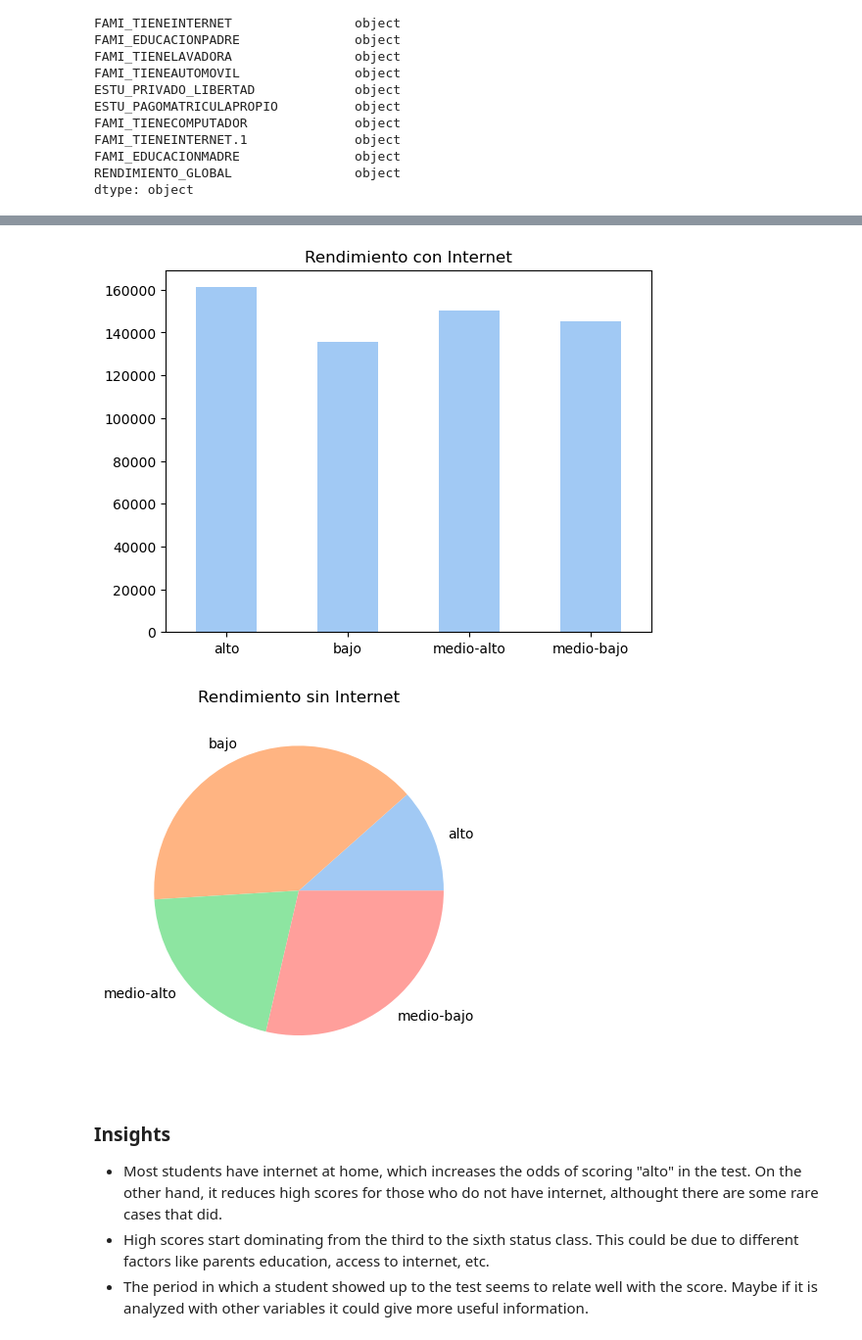
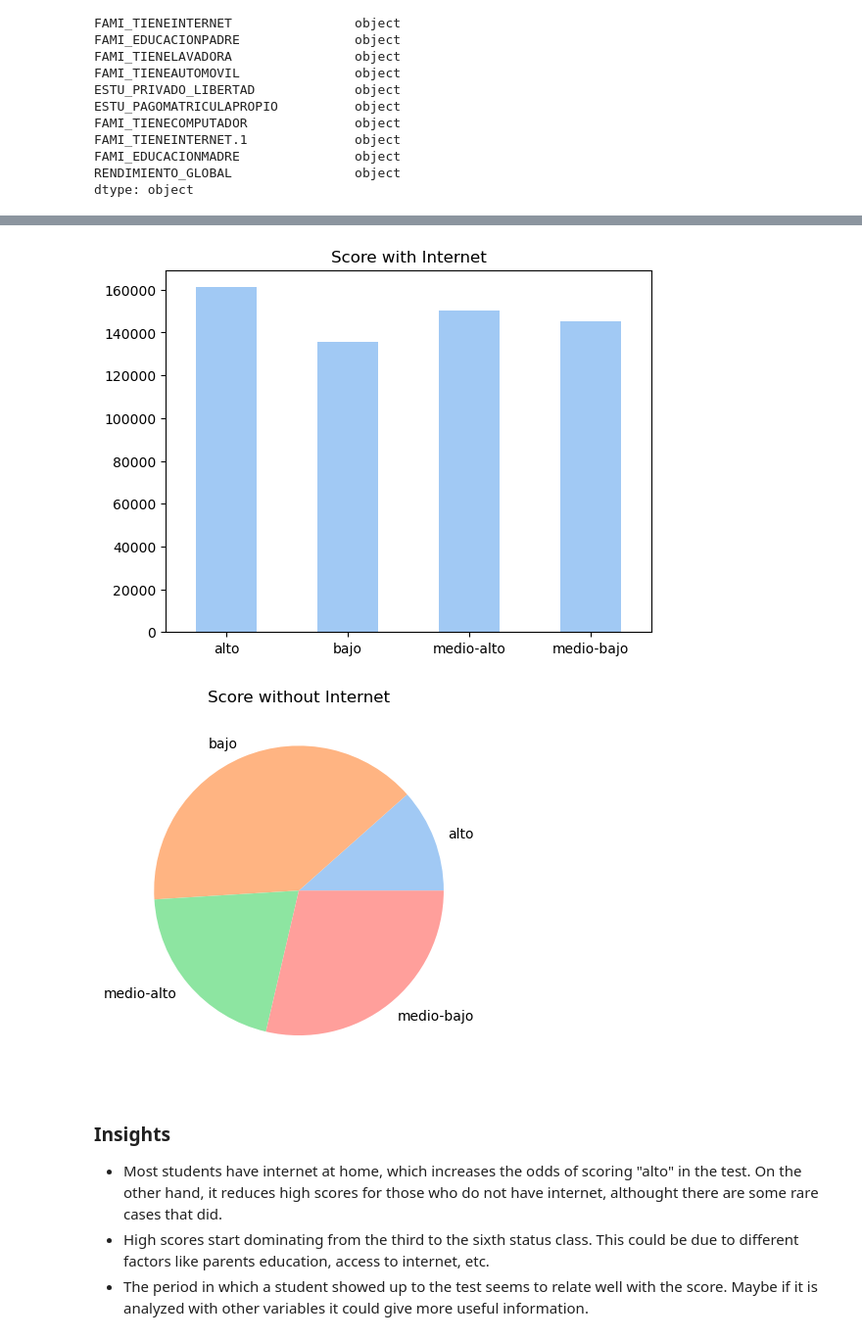
Before and after one commit to itsandregil/saber-pro-prediction, a Jupyter notebook: 01-exploration.ipynb, the cells around one changed output, grey strips where cells are left out. Shown at 98% size. Saved outputs shown, nothing was run; the diff lists cells and outputs as text; code cells hidden in the pictures.

```diff
--- a/01-exploration.ipynb
+++ b/01-exploration.ipynb
@@ -322,14 +320,14 @@ plt.show()
 # %%
-internet_score_table.loc["Si"].plot(kind="bar", title="Rendimiento con Internet", xlabel="")
+internet_score_table.loc["Si"].plot(kind="bar", title="Score with Internet", xlabel="")
 plt.xticks(rotation=0)
 plt.show()
 # %% [output]
-[figure, old version]
+[figure, new version]
 # %%
-internet_score_table.loc["No"].plot(kind="pie", title="Rendimiento sin Internet", ylabel="")
+internet_score_table.loc["No"].plot(kind="pie", title="Score without Internet", ylabel="")
 plt.show()
 # %% [output]
-[figure, old version]
+[figure, new version]
 # %% [markdown]
 ### Insights
 - Most students have internet at home, which increases the odds of scoring "alto" in the test. On the other hand, it reduces high scores for those who do not have internet, althought there are some rare cases that did.
```
Also changed, not shown: parts of 9 cells of this notebook, 2 other files.
